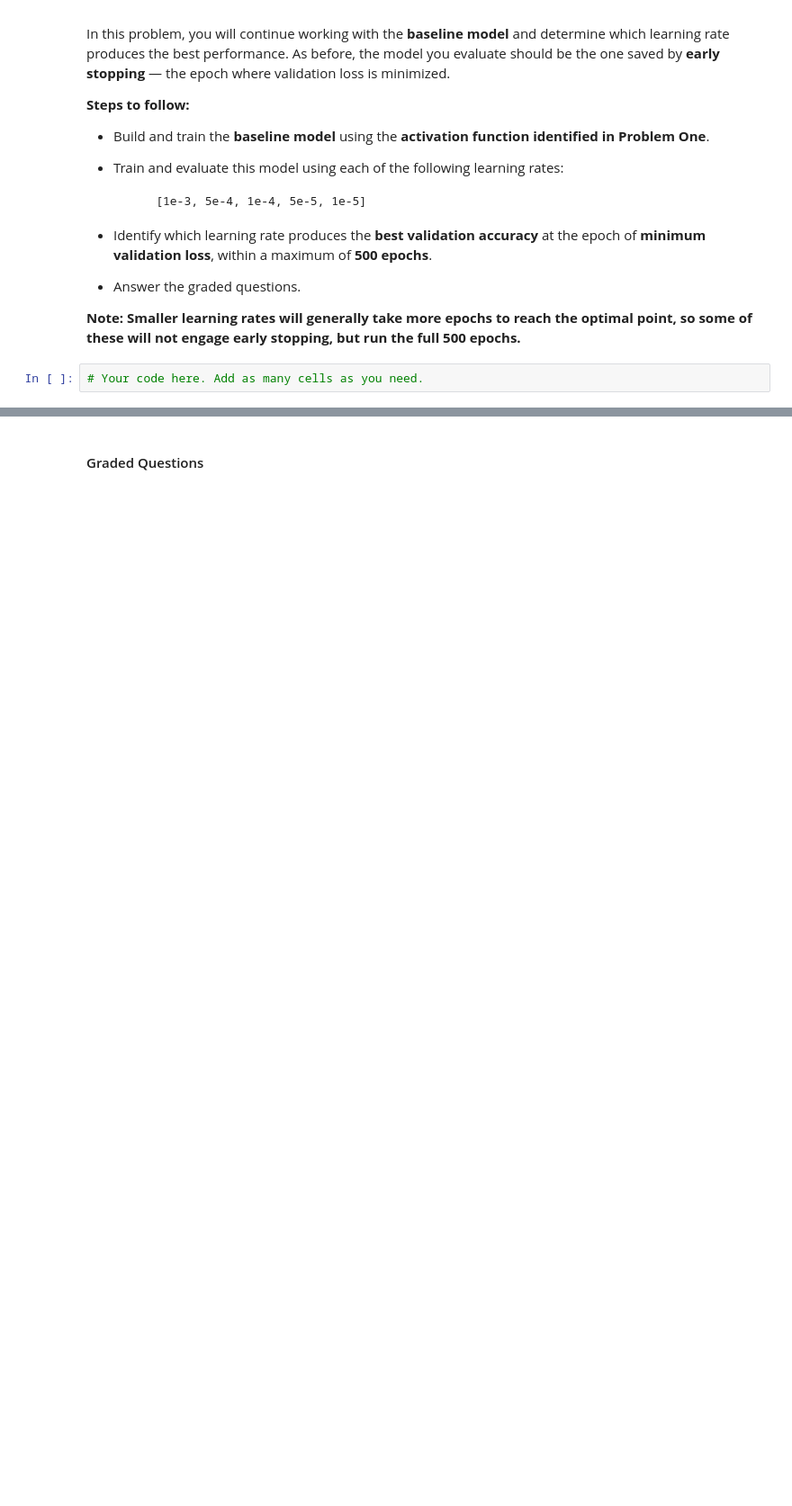
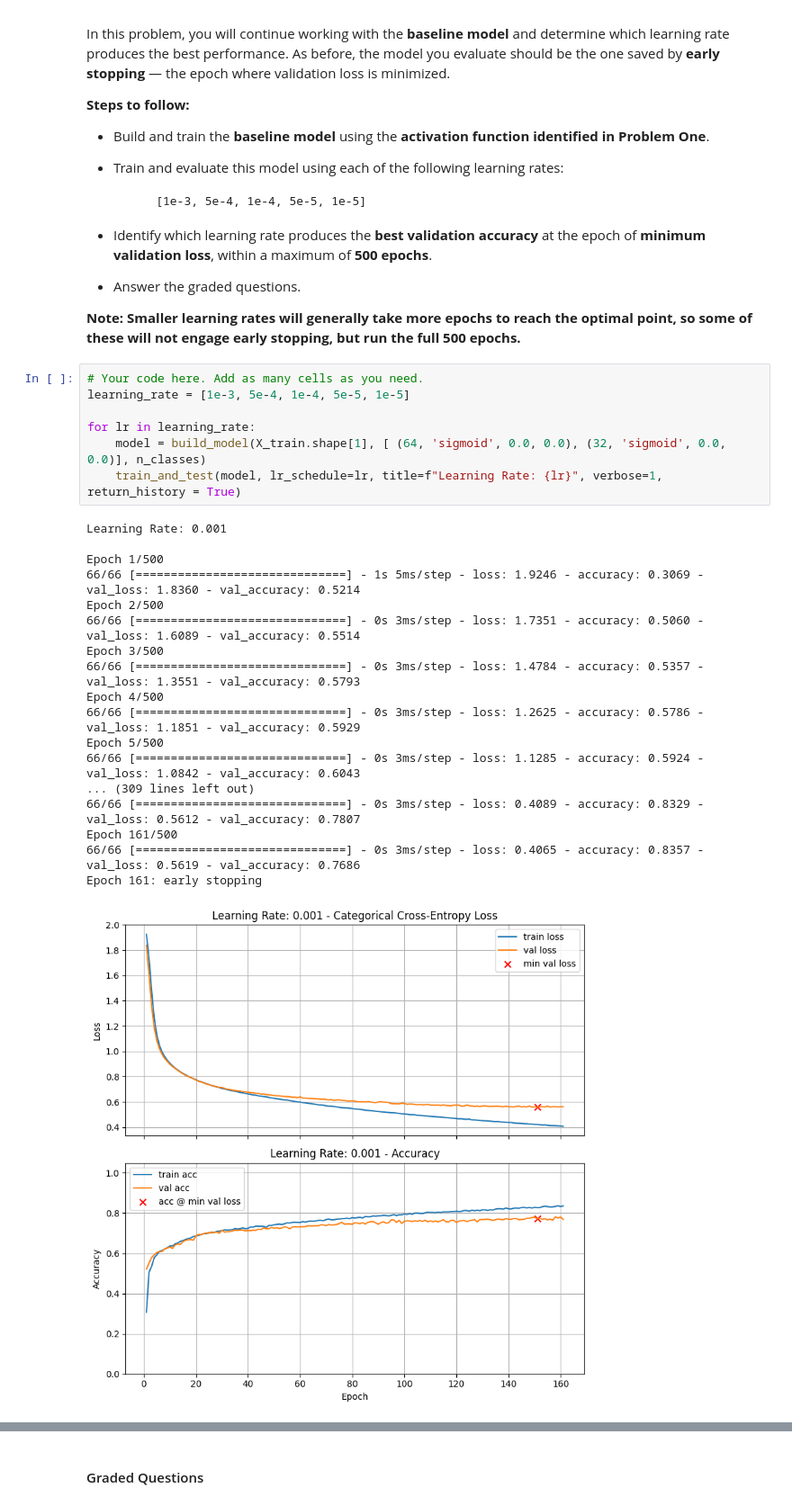
Before and after one commit to jtvon/Module-7-Assignments, a Jupyter notebook: Homework_03.ipynb, the cells around one changed output, grey strips where cells are left out. Shown at 90% size. Saved outputs shown, nothing was run; the diff lists cells and outputs as text; blank space fills up the shorter version.

```diff
--- a/Homework_03.ipynb
+++ b/Homework_03.ipynb
@@ -520,3 +527,27 @@ In this problem, you will continue working with the **baseline model** and deter
 **Note: Smaller learning rates will generally take more epochs to reach the optimal point, so some of these will not engage early stopping, but run the full 500 epochs.**
 # %%
 # Your code here. Add as many cells as you need.
+learning_rate = [1e-3, 5e-4, 1e-4, 5e-5, 1e-5]
+
+for lr in learning_rate:
+    model = build_model(X_train.shape[1], [ (64, 'sigmoid', 0.0, 0.0), (32, 'sigmoid', 0.0, 0.0)], n_classes)
+    train_and_test(model, lr_schedule=lr, title=f"Learning Rate: {lr}", verbose=1, return_history = True)
+# %% [output]
+Learning Rate: 0.001
+
+Epoch 1/500
+66/66 [==============================] - 1s 5ms/step - loss: 1.9246 - accuracy: 0.3069 - val_loss: 1.8360 - val_accuracy: 0.5214
+Epoch 2/500
+66/66 [==============================] - 0s 3ms/step - loss: 1.7351 - accuracy: 0.5060 - val_loss: 1.6089 - val_accuracy: 0.5514
+Epoch 3/500
+66/66 [==============================] - 0s 3ms/step - loss: 1.4784 - accuracy: 0.5357 - val_loss: 1.3551 - val_accuracy: 0.5793
+Epoch 4/500
+66/66 [==============================] - 0s 3ms/step - loss: 1.2625 - accuracy: 0.5786 - val_loss: 1.1851 - val_accuracy: 0.5929
+Epoch 5/500
+66/66 [==============================] - 0s 3ms/step - loss: 1.1285 - accuracy: 0.5924 - val_loss: 1.0842 - val_accuracy: 0.6043
+... (309 lines left out)
+66/66 [==============================] - 0s 3ms/step - loss: 0.4089 - accuracy: 0.8329 - val_loss: 0.5612 - val_accuracy: 0.7807
+Epoch 161/500
+66/66 [==============================] - 0s 3ms/step - loss: 0.4065 - accuracy: 0.8357 - val_loss: 0.5619 - val_accuracy: 0.7686
+Epoch 161: early stopping
+[figure, added]
```
Also changed, not shown: parts of 15 cells of this notebook.
